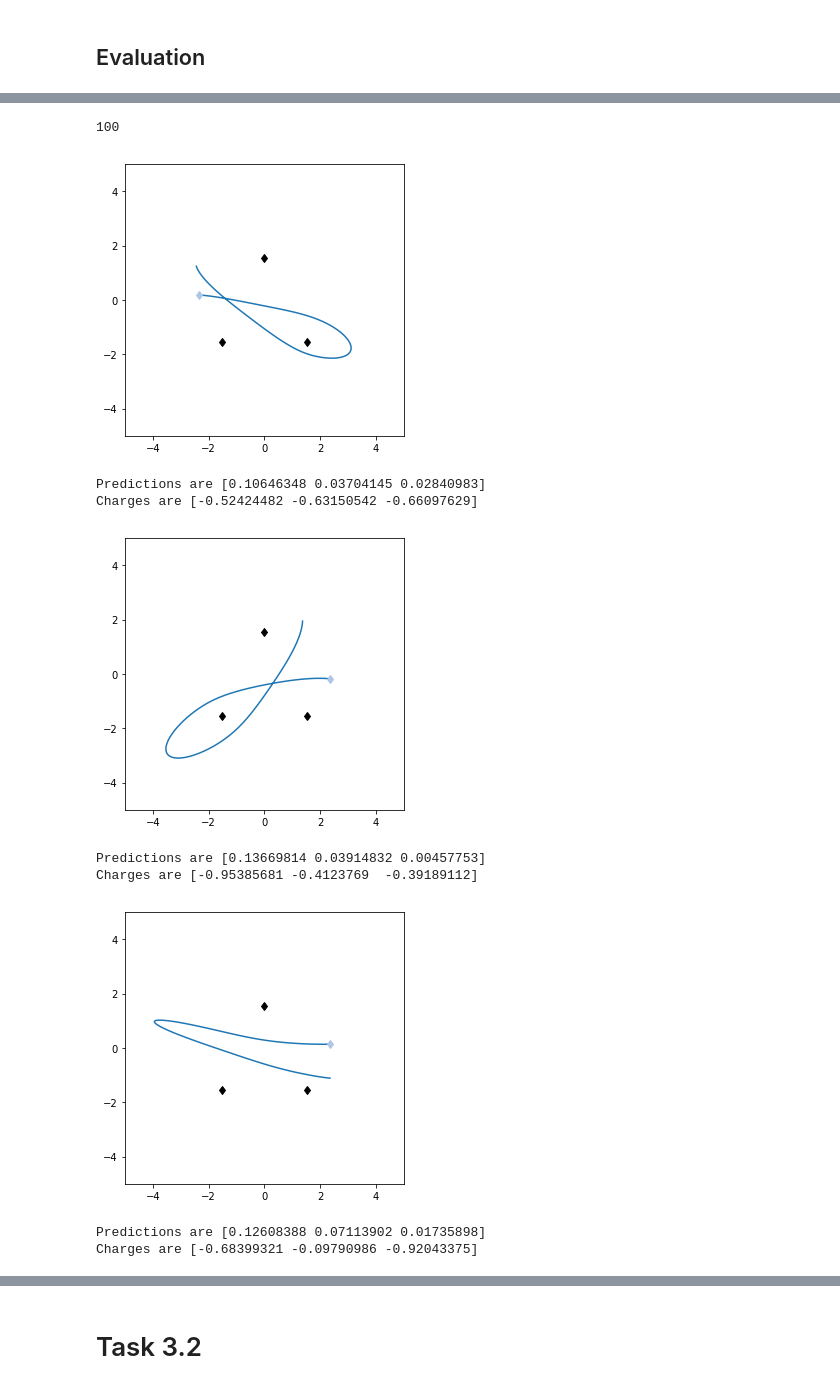
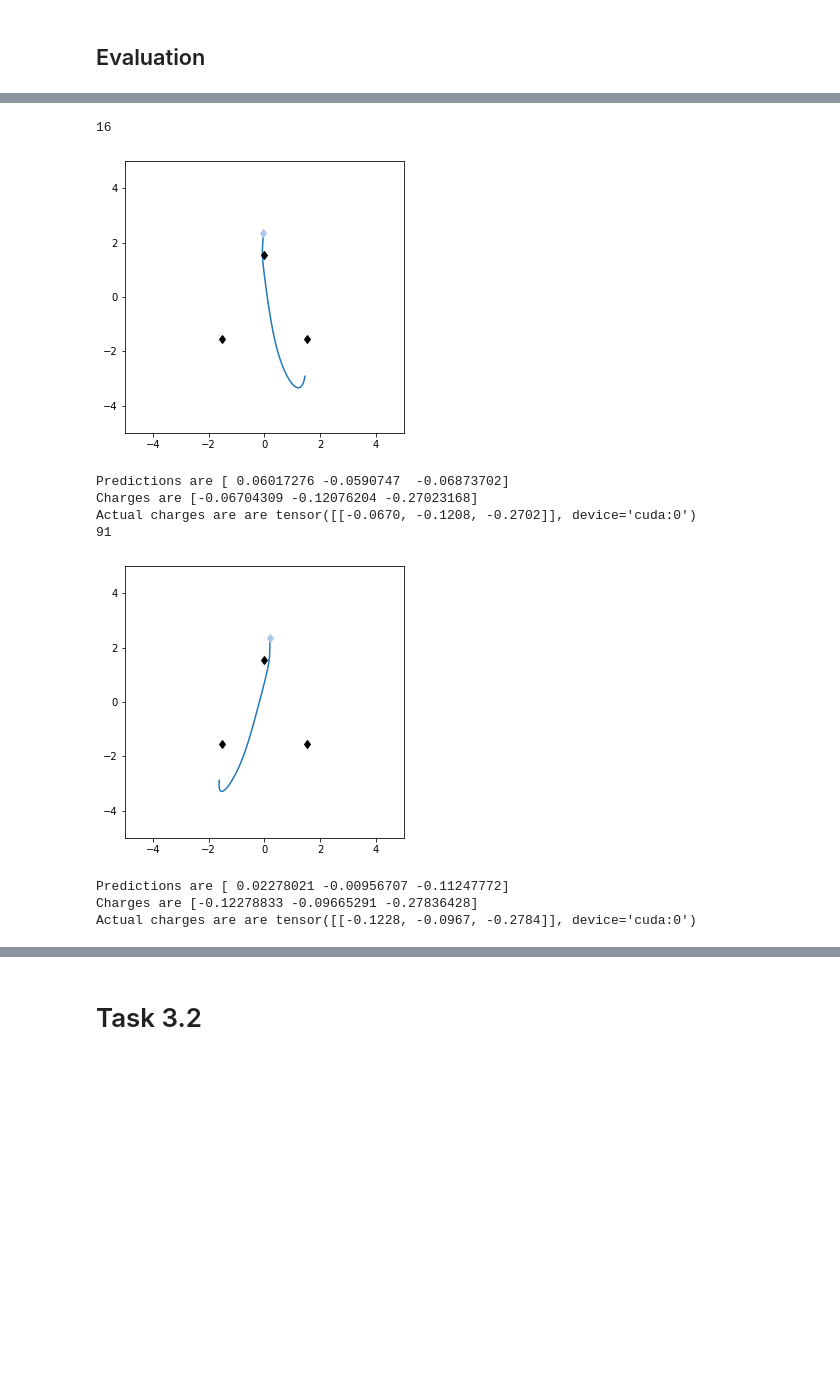
Before and after one commit to adiljahouh/2AMM10_38, a Jupyter notebook: assignment_2_3/a3_skeleton.ipynb, the cells around one changed output, grey strips where cells are left out. Cells and saved outputs as stored; diff of their text form; code cells hidden in the pictures; blank space fills up the shorter version.

```diff
--- a/assignment_2_3/a3_skeleton.ipynb
+++ b/assignment_2_3/a3_skeleton.ipynb
@@ -494,35 +494,35 @@ Charges are [-0.95385681 -0.4123769  -0.39189112]
-# %%
-abs_error = []
-print(len(predictions))
-for index, predic in enumerate(predictions):
-    distance = abs(actual[index] - predictions[index])
-    if distance[0][0] > 1.1 or distance[0][1] > 1.1 or distance[0][2] > 1.1:
-        abs_error.append(index)
-        # for i in charges_test:
-        #     test = actual[predic].cpu().numpy()
-        #     print(actual[predic])
-        #     if np.allclose(i, test, 0.01):
-        #         print(i)
-        #         print("\n")
-        #         print(actual[predic])
-        #         print("--------------------------------------------")
-for i in abs_error:
-    plot_example(simulation_test[i])
-    print(f'Predictions are {predictions[i][0].cpu().numpy()}')
-    print(f'Charges are {charges_test[i]}')
-                # print(i, actual[predic])
-        # plot_example(simulation_test[predic])
-        # print(f'Charges are {charges_test[predic]}')
-# %% [output]
-100
-[figure, removed]
-Predictions are [0.10646348 0.03704145 0.02840983]
-Charges are [-0.52424482 -0.63150542 -0.66097629]
-[figure, removed]
-Predictions are [0.13669814 0.03914832 0.00457753]
-Charges are [-0.95385681 -0.4123769  -0.39189112]
-[figure, removed]
-Predictions are [0.12608388 0.07113902 0.01735898]
-Charges are [-0.68399321 -0.09790986 -0.92043375]
+# %%
+badpredics = []
+goodpredics = []
+list_actual = []
+list_predictions =[]
+for index, predic in enumerate(predictions):
+    distance = abs(actual[index] - predictions[index])
+    list_actual.extend(actual[index].cpu().numpy().tolist()[0])
+    list_predictions.extend(predictions[index].cpu().numpy().tolist()[0])
+    if distance[0][0] > 0.65 and distance[0][1] > 0.65 and distance[0][2] > 0.65:
+        badpredics.append(index)
+    if distance[0][0] < 0.3 and distance[0][1] < 0.3 and distance[0][2] < 0.3:
+        goodpredics.append(index)
+for i in goodpredics:
+    print(i)
+    plot_sim(simulation_test[i])
+    print(f'Predictions are {predictions[i][0].cpu().numpy()}')
+    print(f'Charges are {charges_test[i]}')
+    print(f'Actual charges are are {actual[i]}')
+                # print(i, actual[predic])
+        # plot_example(simulation_test[predic])
+        # print(f'Charges are {charges_test[predic]}')
+# %% [output]
+16
+[figure, added]
+Predictions are [ 0.06017276 -0.0590747  -0.06873702]
+Charges are [-0.06704309 -0.12076204 -0.27023168]
+Actual charges are are tensor([[-0.0670, -0.1208, -0.2702]], device='cuda:0')
+91
+[figure, added]
+Predictions are [ 0.02278021 -0.00956707 -0.11247772]
+Charges are [-0.12278833 -0.09665291 -0.27836428]
+Actual charges are are tensor([[-0.1228, -0.0967, -0.2784]], device='cuda:0')
 # %%
 # lookup_value = np.array([-0.9951, -0.4482, -0.2730])
```
Also changed, not shown: parts of 22 cells of this notebook.
